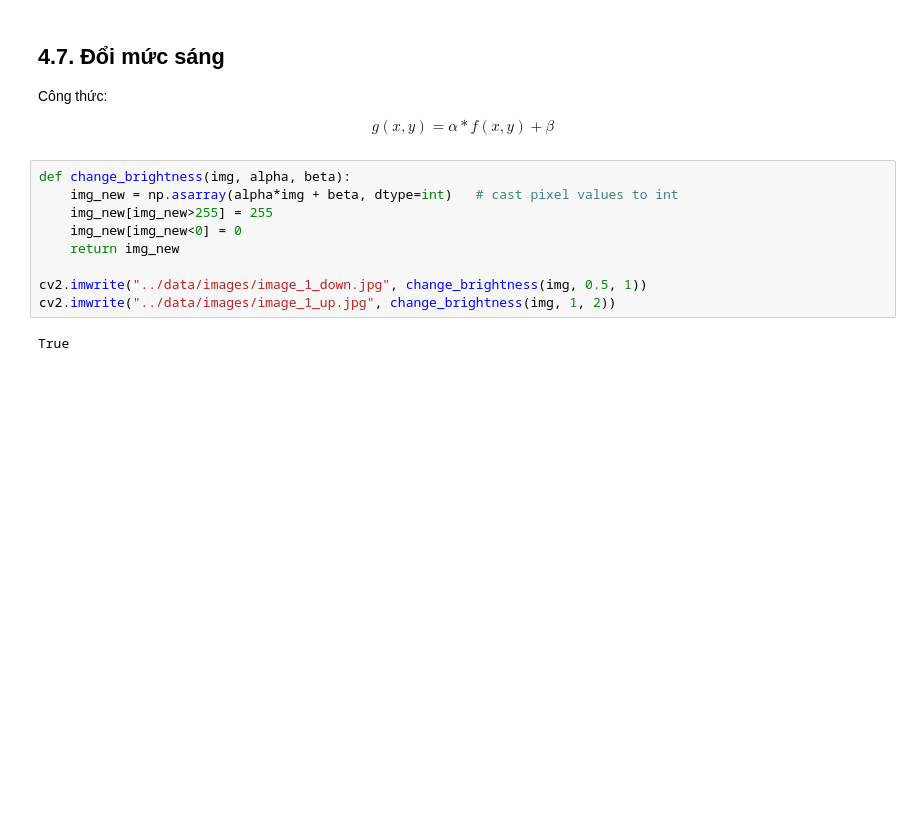
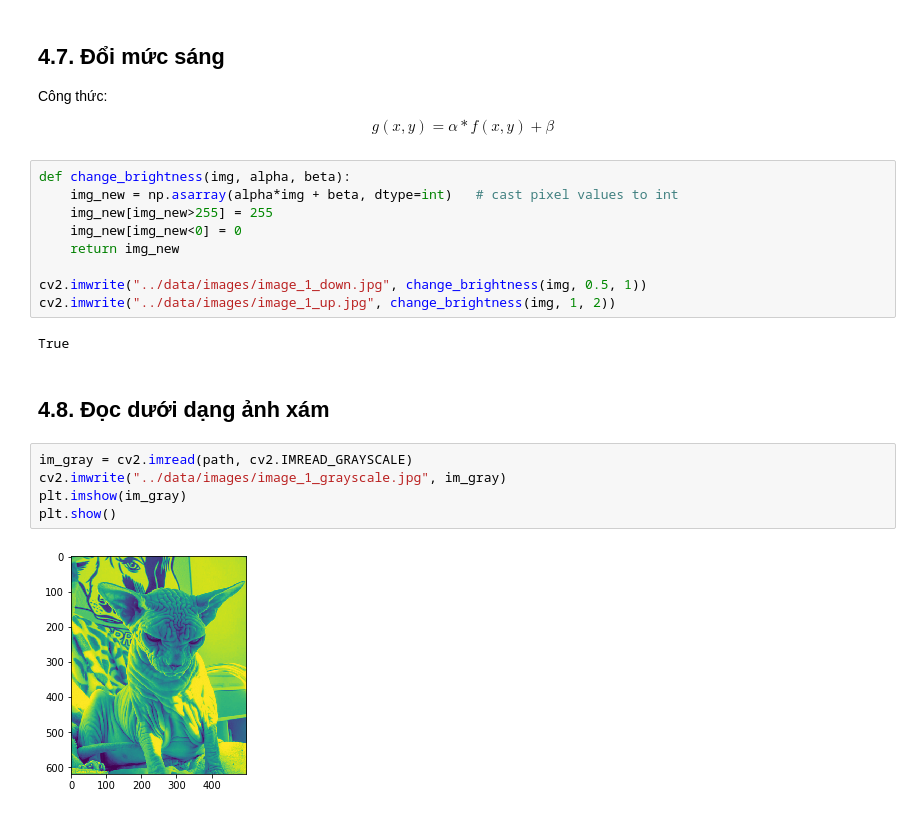
Before and after one commit to chidokun/data-science-review, a Jupyter notebook: notebooks/image-processing.ipynb, the cells around one changed output. Cells and saved outputs as stored; diff of their text form; blank space fills up the shorter version.

```diff
--- a/notebooks/image-processing.ipynb
+++ b/notebooks/image-processing.ipynb
@@ -187,3 +188,12 @@ cv2.imwrite("../data/images/image_1_down.jpg", change_brightness(img, 0.5, 1))
 cv2.imwrite("../data/images/image_1_up.jpg", change_brightness(img, 1, 2))
 # %% [output]
 True
+# %% [markdown]
+## 4.8. Đọc dưới dạng ảnh xám
+# %%
+im_gray = cv2.imread(path, cv2.IMREAD_GRAYSCALE)
+cv2.imwrite("../data/images/image_1_grayscale.jpg", im_gray)
+plt.imshow(im_gray)
+plt.show()
+# %% [output]
+[figure, added]
```
Also changed, not shown: parts of 1 cell of this notebook, 2 other files.
